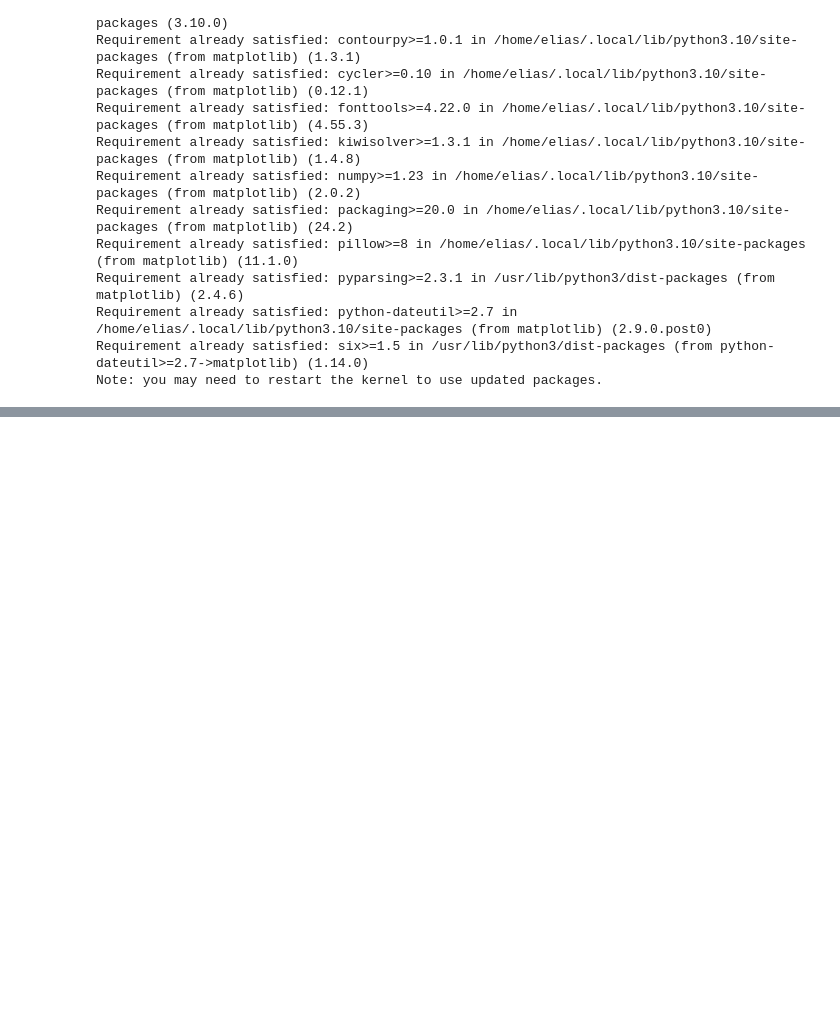
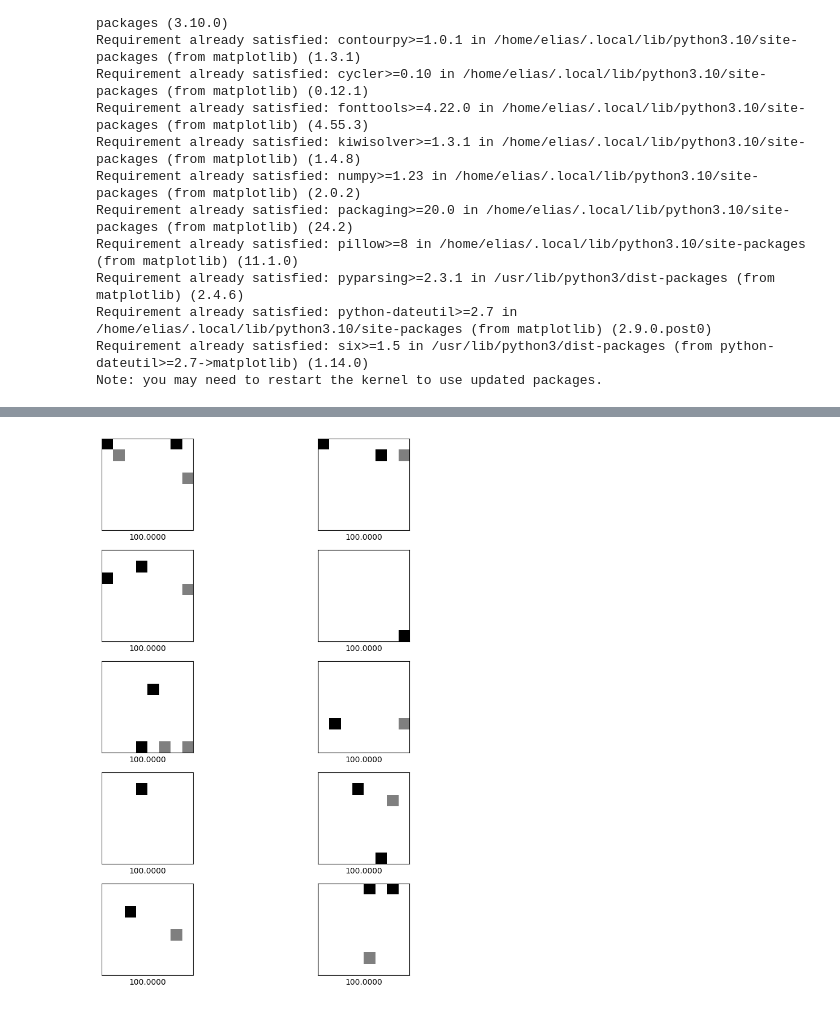
Before and after one commit to Lesekater/HAW-KI-Praktika, a Jupyter notebook: Basic.ipynb, the cells around one changed output, grey strips where cells are left out. Cells and saved outputs as stored; diff of their text form; code cells hidden in the pictures; blank space fills up the shorter version.

```diff
--- a/Basic.ipynb
+++ b/Basic.ipynb
@@ -177,2 +203,25 @@ plt.show()
+# %%
+## highest prediction value ##
+import random
+import numpy as np
+import matplotlib.pyplot as plt
+
+# Get indices of the top 10 highest prediction values
+top_10_indices = np.argsort(non_normalized_labels.flatten())[-10:]
+
+# Plot the top 10 predictions
+plt.figure(figsize=(10, 10))
+for i, idx in enumerate(top_10_indices):
+    plt.subplot(5, 2, i + 1)
+    plt.xticks([])
+    plt.yticks([])
+    plt.grid(False)
+    # Reshape for imshow
+    plt.imshow(matrices[idx].reshape(matrice_len, matrice_height), cmap=plt.cm.binary)
+    plt.xlabel(f"{non_normalized_labels[idx][0]:.4f}")
+plt.tight_layout()  # Adjust layout to prevent overlapping labels
+plt.show()
+# %% [output]
+[figure, added]
 # %%
 from keras.models import Sequential
```
Also changed, not shown: parts of 21 cells of this notebook, 4 other files.
